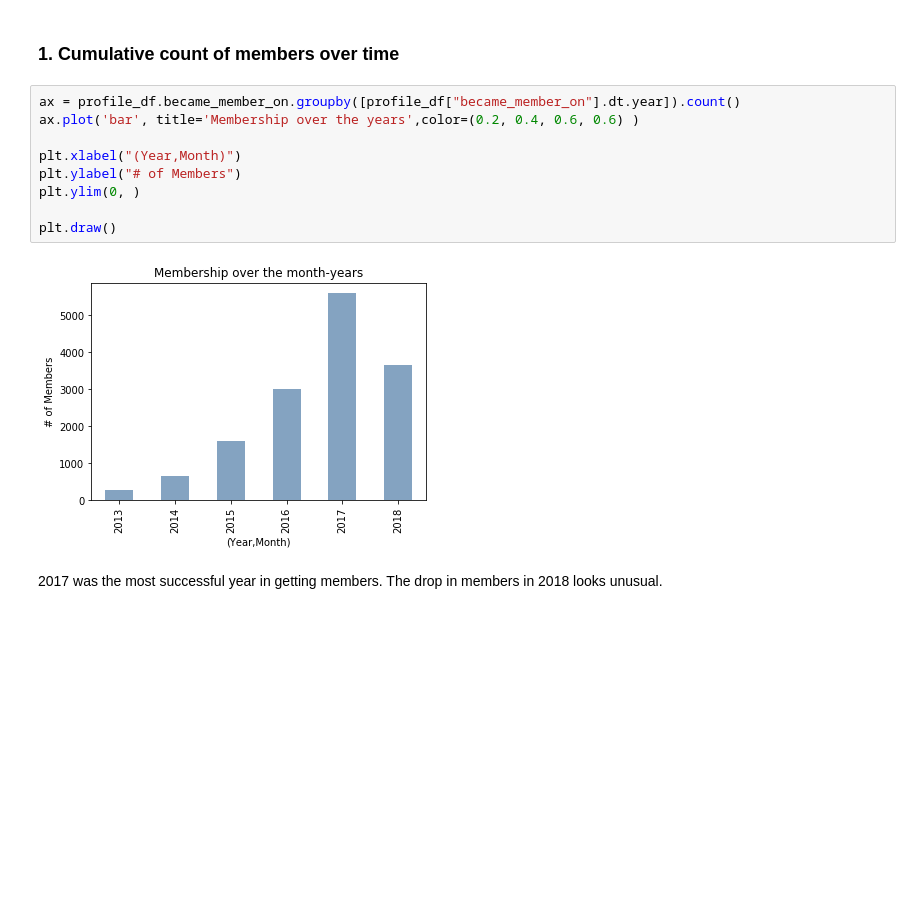
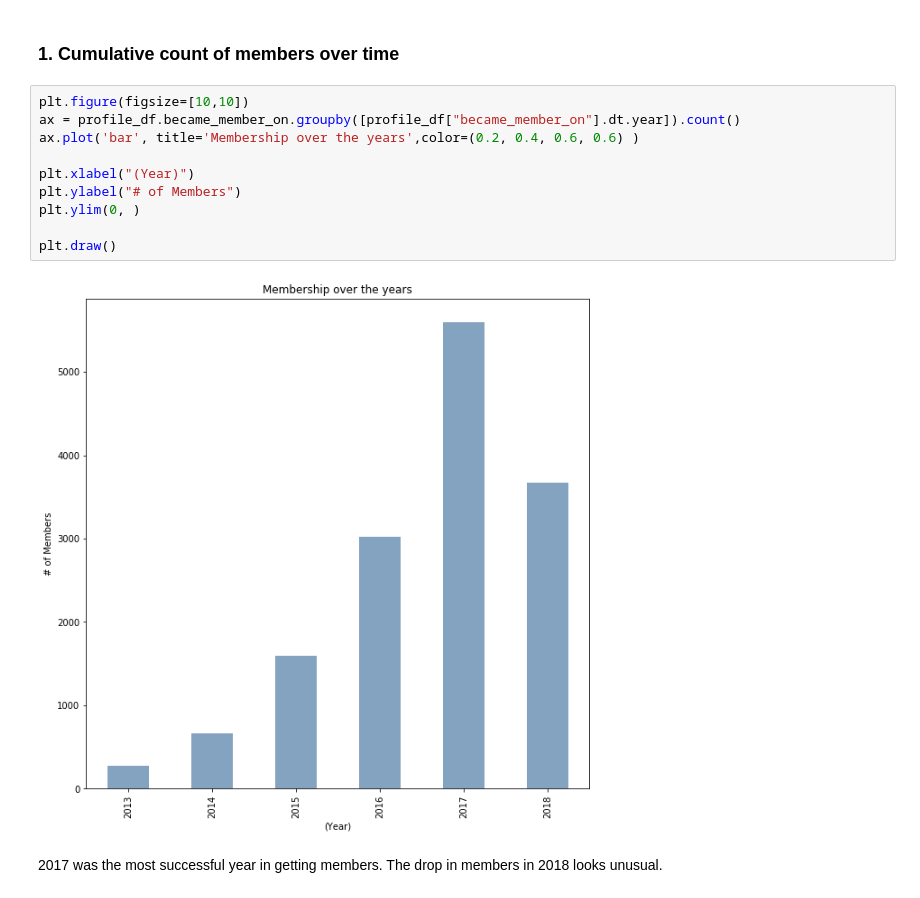
Before and after one commit to data-clash/Starbuck-Capstone-Challenge, a Jupyter notebook: Starbucks_Capstone.ipynb, the cells around one changed output. Saved outputs shown, nothing was run; the diff lists cells and outputs as text; blank space fills up the shorter version.

```diff
--- a/Starbucks_Capstone.ipynb
+++ b/Starbucks_Capstone.ipynb
@@ -531,16 +531,17 @@ import matplotlib.dates as mdates
 # %% [markdown]
 ### 1. Cumulative count of members over time
 # %%
+plt.figure(figsize=[10,10])
 ax = profile_df.became_member_on.groupby([profile_df["became_member_on"].dt.year]).count()
 ax.plot('bar', title='Membership over the years',color=(0.2, 0.4, 0.6, 0.6) )
 
-plt.xlabel("(Year,Month)")
+plt.xlabel("(Year)")
 plt.ylabel("# of Members")
 plt.ylim(0, )
 
 plt.draw()
 # %% [output]
-[figure, old version]
+[figure, new version]
 # %% [markdown]
 2017 was the most successful year in getting members. The drop in members in 2018 looks unusual.
 # %%
```
Also changed, not shown: parts of 17 cells of this notebook, 1 other file.
